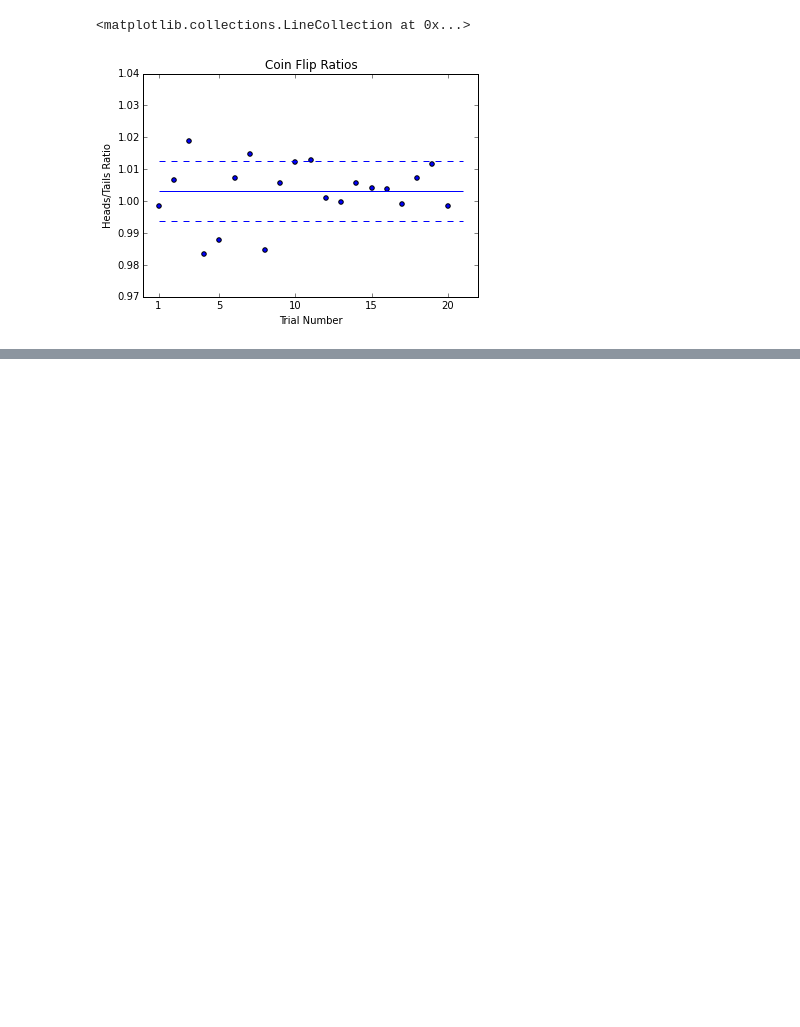
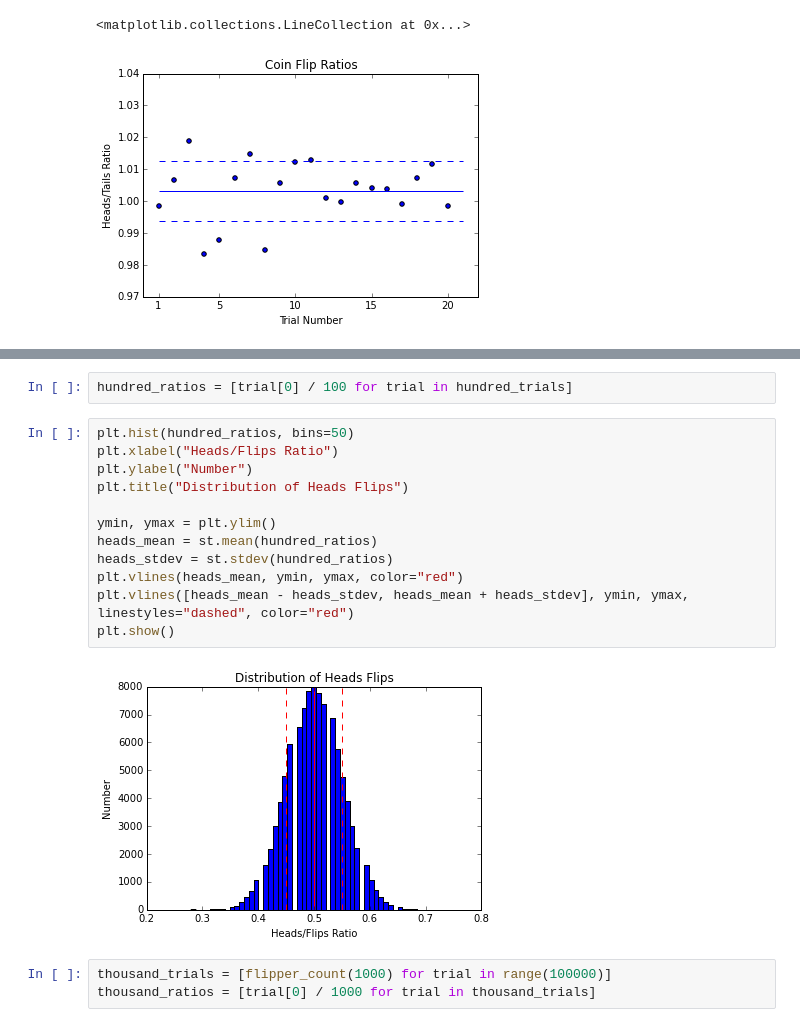
Before and after one commit to tiy-gvl-python-2015-09/charting-coin-flips, a Jupyter notebook: Charting Coin Flips.ipynb, the cells around one changed output, grey strips where cells are left out. Saved outputs shown, nothing was run; the diff lists cells and outputs as text; blank space fills up the shorter version.

```diff
--- a/Charting Coin Flips.ipynb
+++ b/Charting Coin Flips.ipynb
@@ -151,0 +179,19 @@ plt.hlines([mean_trials + stdev_trials, mean_trials - stdev_trials], xmin=0, xma
+# %%
+hundred_ratios = [trial[0] / 100 for trial in hundred_trials]
+# %%
+plt.hist(hundred_ratios, bins=50)
+plt.xlabel("Heads/Flips Ratio")
+plt.ylabel("Number")
+plt.title("Distribution of Heads Flips")
+
+ymin, ymax = plt.ylim()
+heads_mean = st.mean(hundred_ratios)
+heads_stdev = st.stdev(hundred_ratios)
+plt.vlines(heads_mean, ymin, ymax, color="red")
+plt.vlines([heads_mean - heads_stdev, heads_mean + heads_stdev], ymin, ymax, linestyles="dashed", color="red")
+plt.show()
+# %% [output]
+[figure, added]
+# %%
+thousand_trials = [flipper_count(1000) for trial in range(100000)]
+thousand_ratios = [trial[0] / 1000 for trial in thousand_trials]
```
Also changed, not shown: parts of 8 cells of this notebook.
